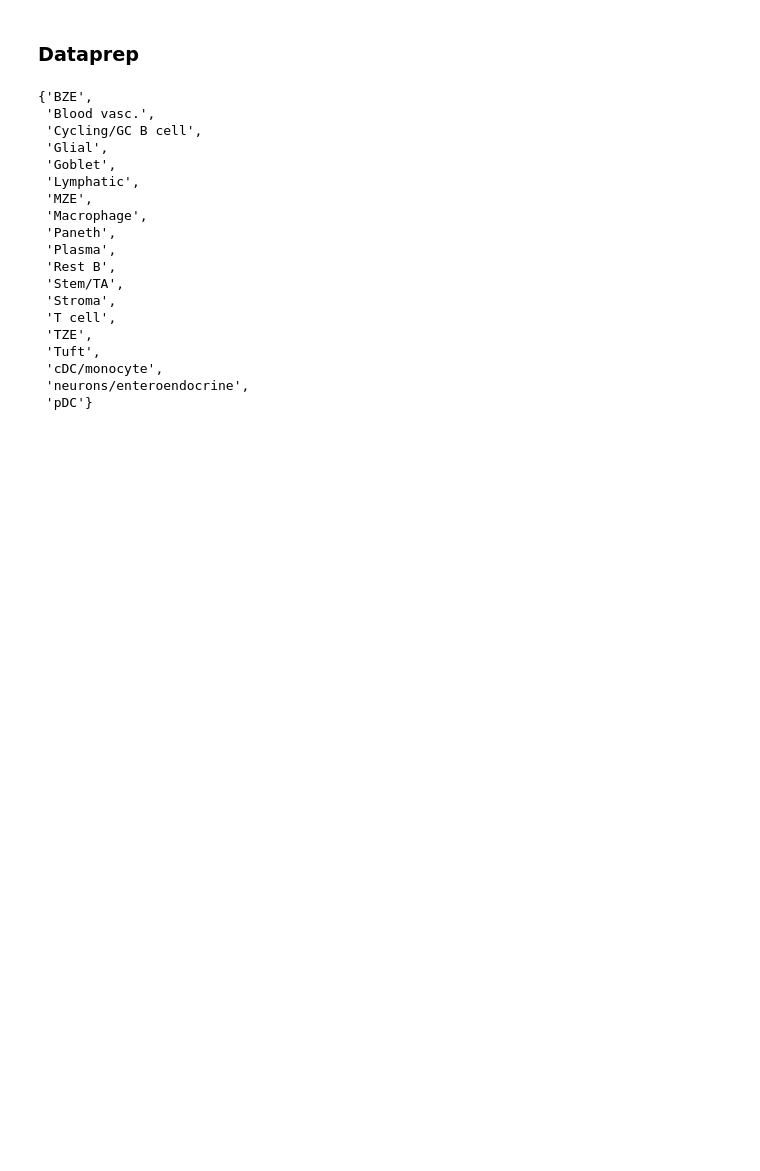
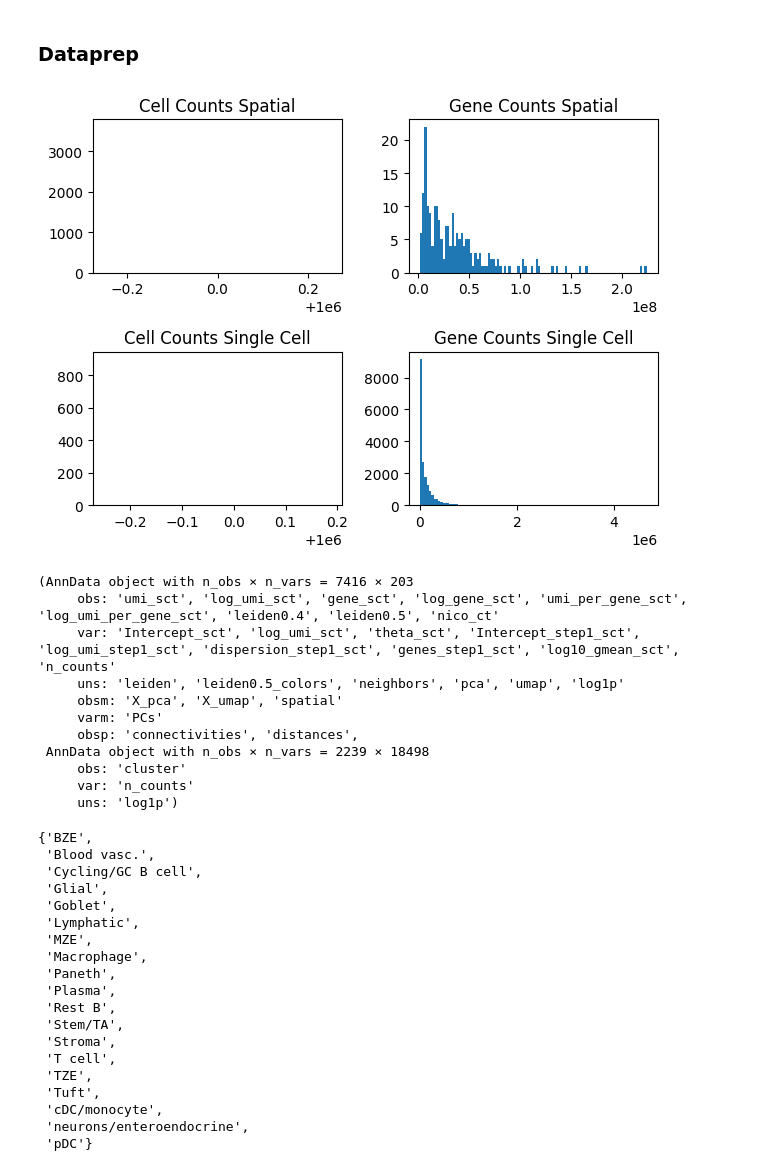
Before and after one commit to egerc/spatial_transcript_inference, a Jupyter notebook: 250128-NMF_Reconstruction.ipynb, the cells around one changed output. Cells and saved outputs as stored; diff of their text form; code cells hidden in the pictures; blank space fills up the shorter version.

```diff
--- a/250128-NMF_Reconstruction.ipynb
+++ b/250128-NMF_Reconstruction.ipynb
@@ -77,2 +91,37 @@ adata_sp, adata_sc
 # %% [markdown]
 ### Dataprep
+# %%
+sc.pp.filter_genes(adata_sp, min_counts=3)
+sc.pp.log1p(adata_sp)
+sc.pp.normalize_total(adata_sp, target_sum=1e6)
+
+sc.pp.filter_genes(adata_sc, min_counts=3)
+sc.pp.log1p(adata_sc)
+sc.pp.normalize_total(adata_sc, target_sum=1e6)
+
+fig, axs = plt.subplots(2, 2)
+axs = axs.flatten()
+axs[0].hist(adata_sp.X.toarray().sum(axis=1), bins=100)
+axs[0].set_title("Cell Counts Spatial")
+axs[1].hist(adata_sp.X.toarray().sum(axis=0), bins=100)
+axs[1].set_title("Gene Counts Spatial")
+axs[2].hist(adata_sc.X.toarray().sum(axis=1), bins=100)
+axs[2].set_title("Cell Counts Single Cell")
+axs[3].hist(adata_sc.X.toarray().sum(axis=0), bins=100)
+axs[3].set_title("Gene Counts Single Cell")
+plt.tight_layout()
+plt.show()
+adata_sp, adata_sc
+# %% [output]
+[figure, added]
+(AnnData object with n_obs × n_vars = 7416 × 203
+     obs: 'umi_sct', 'log_umi_sct', 'gene_sct', 'log_gene_sct', 'umi_per_gene_sct', 'log_umi_per_gene_sct', 'leiden0.4', 'leiden0.5', 'nico_ct'
+     var: 'Intercept_sct', 'log_umi_sct', 'theta_sct', 'Intercept_step1_sct', 'log_umi_step1_sct', 'dispersion_step1_sct', 'genes_step1_sct', 'log10_gmean_sct', 'n_counts'
+     uns: 'leiden', 'leiden0.5_colors', 'neighbors', 'pca', 'umap', 'log1p'
+     obsm: 'X_pca', 'X_umap', 'spatial'
+     varm: 'PCs'
+     obsp: 'connectivities', 'distances',
+ AnnData object with n_obs × n_vars = 2239 × 18498
+     obs: 'cluster'
+     var: 'n_counts'
+     uns: 'log1p')
```
Also changed, not shown: parts of 31 cells of this notebook.
